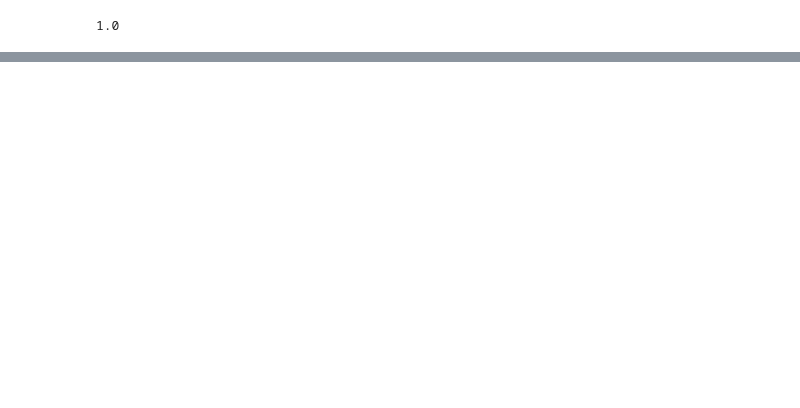
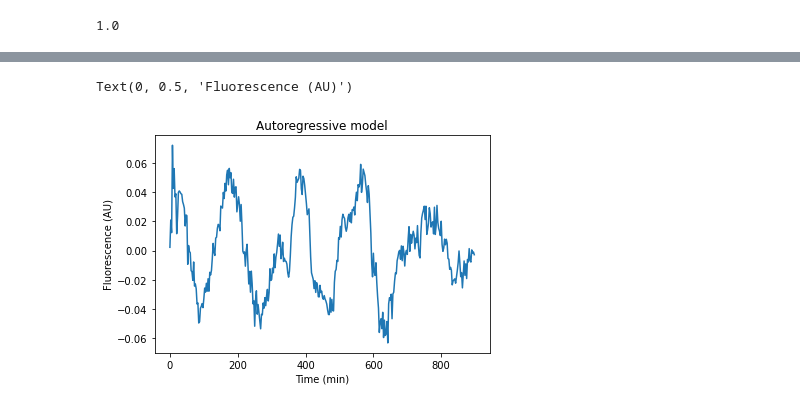
Before and after one commit to arinwongprommoon/gh-sl-time-series-pipeline, a Jupyter notebook: ar_sandbox_2021.ipynb, the cells around one changed output, grey strips where cells are left out. Cells and saved outputs as stored; diff of their text form; code cells hidden in the pictures; blank space fills up the shorter version.

```diff
--- a/ar_sandbox_2021.ipynb
+++ b/ar_sandbox_2021.ipynb
@@ -110,14 +140,13 @@ Noise parameter: 0.0007784530439600838
 # %%
+# Compute model time series (reverse-engineering from parameters)
 timeseries_modelled = np.empty(model.length)
 for index in range(model.length):
     if index < optimal_ar_order:
         timeseries_modelled[index] = timeseries[index]
     else:
-        preceding_points = timeseries[index-1:index-optimal_ar_order-1:-1] #check for OBOEs
-        linear_combination = sum([phi*n
-                                 for phi in model.ar_coeffs[1::]
-                                 for n in preceding_points]) # matrix multiplication?
-        timeseries_modelled[index] = (1/model.ar_coeffs[0])*(linear_combination - model.noise_param**2)
+        preceding_points = timeseries[index-optimal_ar_order:index]
+        linear_combination = np.dot(model.ar_coeffs[1::], preceding_points[::-1])
+        timeseries_modelled[index] = linear_combination
 # %%
 model.ar_coeffs[0]
 # %% [output]
@@ -132,0 +163,9 @@ plt.plot(timeseries_modelled)
+# %%
+# Model
+plt.plot(timeaxis, timeseries_modelled)
+plt.title('Autoregressive model')
+plt.xlabel('Time (min)')
+plt.ylabel('Fluorescence (AU)')
+# %% [output]
+Text(0, 0.5, 'Fluorescence (AU)')
+[figure, added]
```
Also changed, not shown: parts of 14 cells of this notebook.
